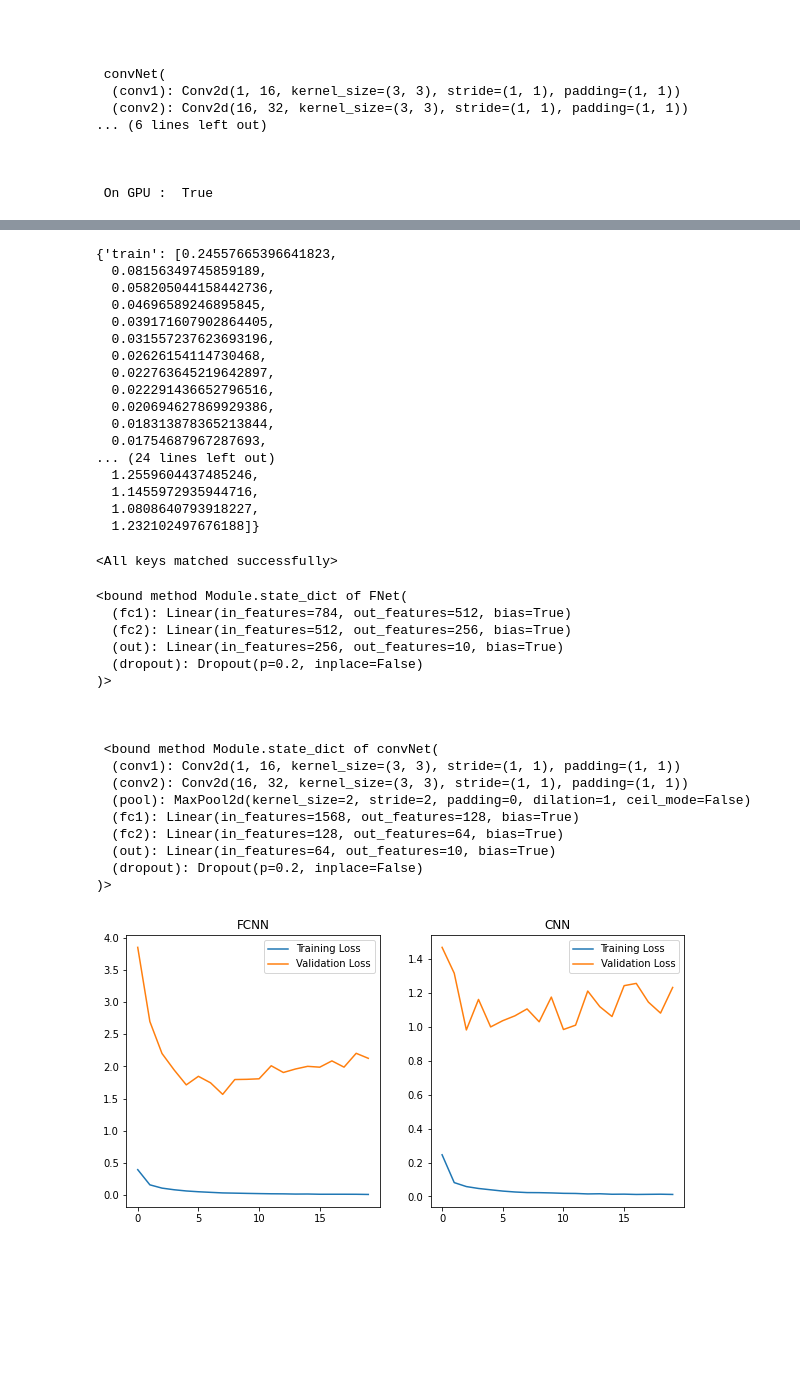
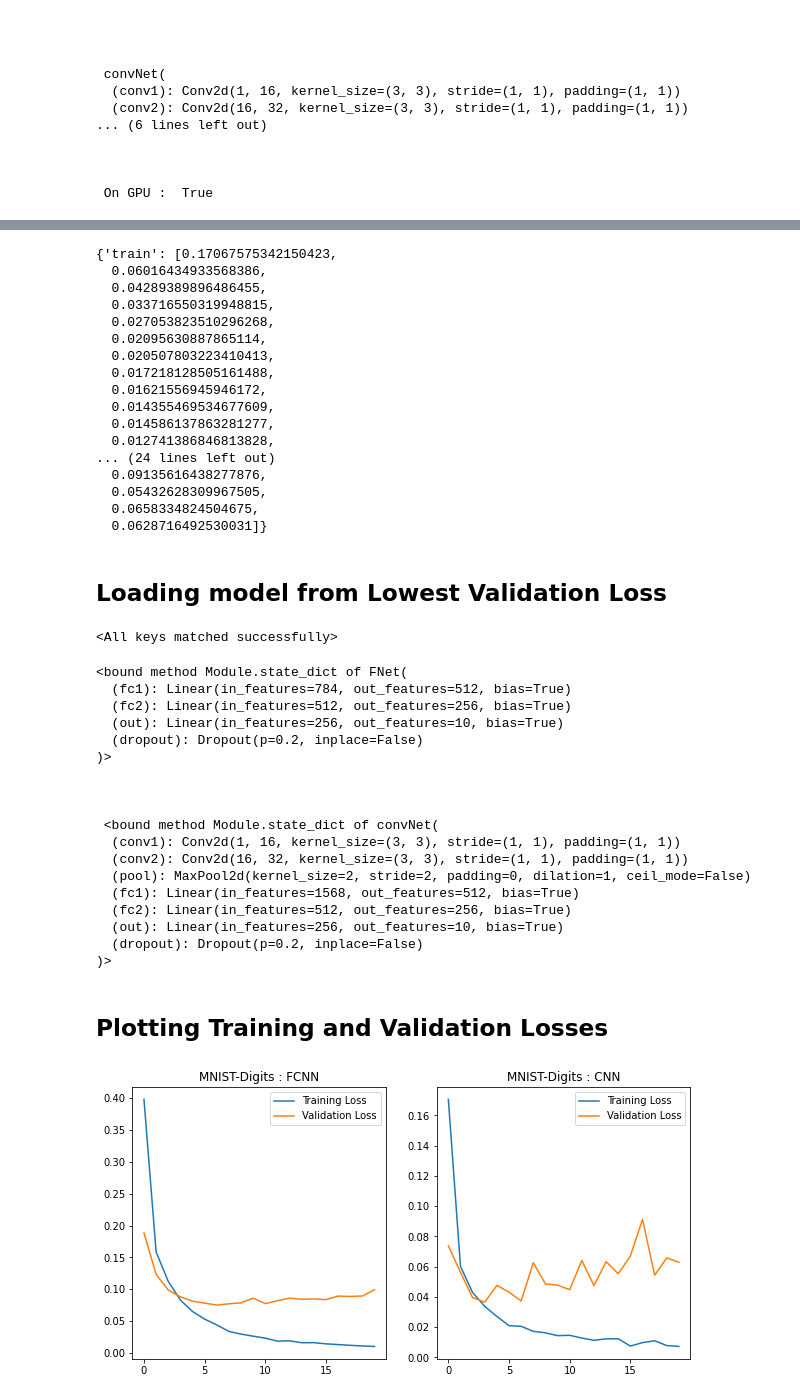
Before and after one commit to NvsYashwanth/MNIST-Handwritten-Digits-Recognition, a Jupyter notebook: digitsMNIST.ipynb, the cells around one changed output, grey strips where cells are left out. Cells and saved outputs as stored; diff of their text form; code cells hidden in the pictures; blank space fills up the shorter version.

```diff
--- a/digitsMNIST.ipynb
+++ b/digitsMNIST.ipynb
@@ -10,2 +17,2 @@ from torch.utils.data.sampler import SubsetRandomSampler
 # %%
-transform=transforms.ToTensor()
+transform=transforms.Compose([transforms.ToTensor()])
@@ -124,9 +139,9 @@ class convNet(nn.Module):
     self.pool=nn.MaxPool2d(kernel_size=2,stride=2)
 
 
-    self.fc1=nn.Linear(7*7*32,128)
-    self.fc2=nn.Linear(128,64)
-    self.out=nn.Linear(64,10)
+    self.fc1=nn.Linear(7*7*32,512)
+    self.fc2=nn.Linear(512,256)
+    self.out=nn.Linear(256,10)
     self.dropout=nn.Dropout(0.2)
 
   def forward(self,x):
@@ -209,7 +228,7 @@ def trainNet(model,lr):
                 images,labels=images.cuda(),labels.cuda()
             output=model(images)
             loss=criterion(output,labels)
-            valid_loss+=loss.item()*images.size(0)
+            valid_loss+=loss.item()
 
         # Calculating loss over entire batch size for every epoch
         train_loss = train_loss/len(train_loader)
@@ -290,23 +309,25 @@ Epoch : 20      Training Loss : 0.011771963096619112    Validation Loss : 1.2321
 # %%
 m2_loss
 # %% [output]
-{'train': [0.24557665396641823,
-  0.08156349745859189,
-  0.058205044158442736,
-  0.04696589246895845,
-  0.039171607902864405,
-  0.031557237623693196,
-  0.02626154114730468,
-  0.022763645219642897,
-  0.022291436652796516,
-  0.020694627869929386,
-  0.018313878365213844,
-  0.01754687967287693,
+{'train': [0.17067575342150423,
+  0.06016434933568386,
+  0.04289389896486455,
+  0.033716550319948815,
+  0.027053823510296268,
+  0.02095630887865114,
+  0.020507803223410413,
+  0.017218128505161488,
+  0.01621556945946172,
+  0.014355469534677609,
+  0.014586137863281277,
+  0.012741386846813828,
 ... (24 lines left out)
-  1.2559604437485246,
-  1.1455972935944716,
-  1.0808640793918227,
-  1.232102497676188]}
+  0.09135616438277876,
+  0.05432628309967505,
+  0.0658334824504675,
+  0.0628716492530031]}
+# %% [markdown]
+## Loading model from Lowest Validation Loss
 # %%
 # Loading the model from the lowest validation loss
 model_1.load_state_dict(torch.load('FNet_model.pth'))
@@ -329,22 +350,24 @@ print(model_1.state_dict,'\n\n\n\n',model_2.state_dict)
   (conv1): Conv2d(1, 16, kernel_size=(3, 3), stride=(1, 1), padding=(1, 1))
   (conv2): Conv2d(16, 32, kernel_size=(3, 3), stride=(1, 1), padding=(1, 1))
   (pool): MaxPool2d(kernel_size=2, stride=2, padding=0, dilation=1, ceil_mode=False)
-  (fc1): Linear(in_features=1568, out_features=128, bias=True)
-  (fc2): Linear(in_features=128, out_features=64, bias=True)
-  (out): Linear(in_features=64, out_features=10, bias=True)
+  (fc1): Linear(in_features=1568, out_features=512, bias=True)
+  (fc2): Linear(in_features=512, out_features=256, bias=True)
+  (out): Linear(in_features=256, out_features=10, bias=True)
   (dropout): Dropout(p=0.2, inplace=False)
 )>
+# %% [markdown]
+## Plotting Training and Validation Losses
 # %%
 title=['FCNN','CNN']
 model_losses=[m1_loss,m2_loss]
 fig=plt.figure(1,figsize=(10,5))
 idx=1
 for i in model_losses:
   ax=fig.add_subplot(1,2,idx)
   ax.plot(i['train'],label="Training Loss")
   ax.plot(i['valid'],label="Validation Loss")
-  ax.set_title(title[idx-1])
+  ax.set_title('MNIST-Digits : '+title[idx-1])
   idx+=1
   plt.legend();
 # %% [output]
-[figure, old version]
+[figure, new version]
```
Also changed, not shown: parts of 21 cells of this notebook, 2 other files.
